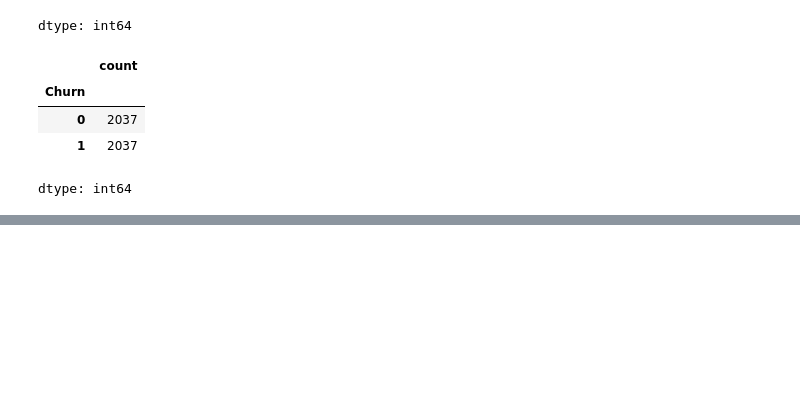
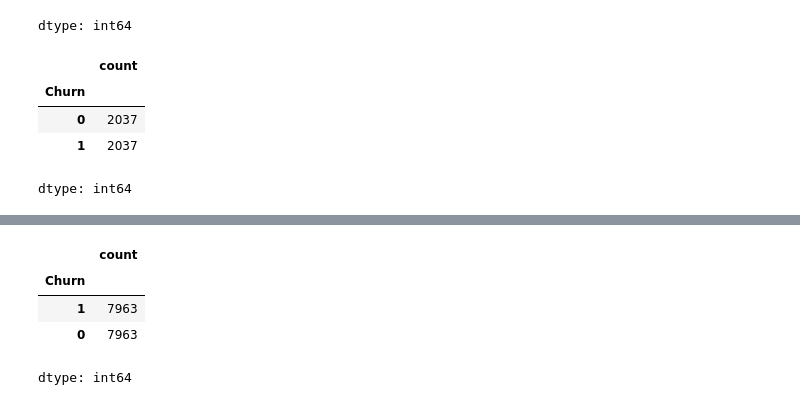
Before and after one commit to Mahesh2056/Bank-Customer-Churn-Model, a Jupyter notebook: bank_customer_churn_model.ipynb, the cells around one changed output, grey strips where cells are left out. Saved outputs shown, nothing was run; the diff lists cells and outputs as text; code cells hidden in the pictures; blank space fills up the shorter version.

```diff
--- a/bank_customer_churn_model.ipynb
+++ b/bank_customer_churn_model.ipynb
@@ -210,0 +236,8 @@ dtype: int64
+# %%
+y_ros.value_counts()
+# %% [output]
+|  | count |
+| Churn |  |
+| 1 | 7963 |
+| 0 | 7963 |
+dtype: int64
```
Also changed, not shown: parts of 16 cells of this notebook.
